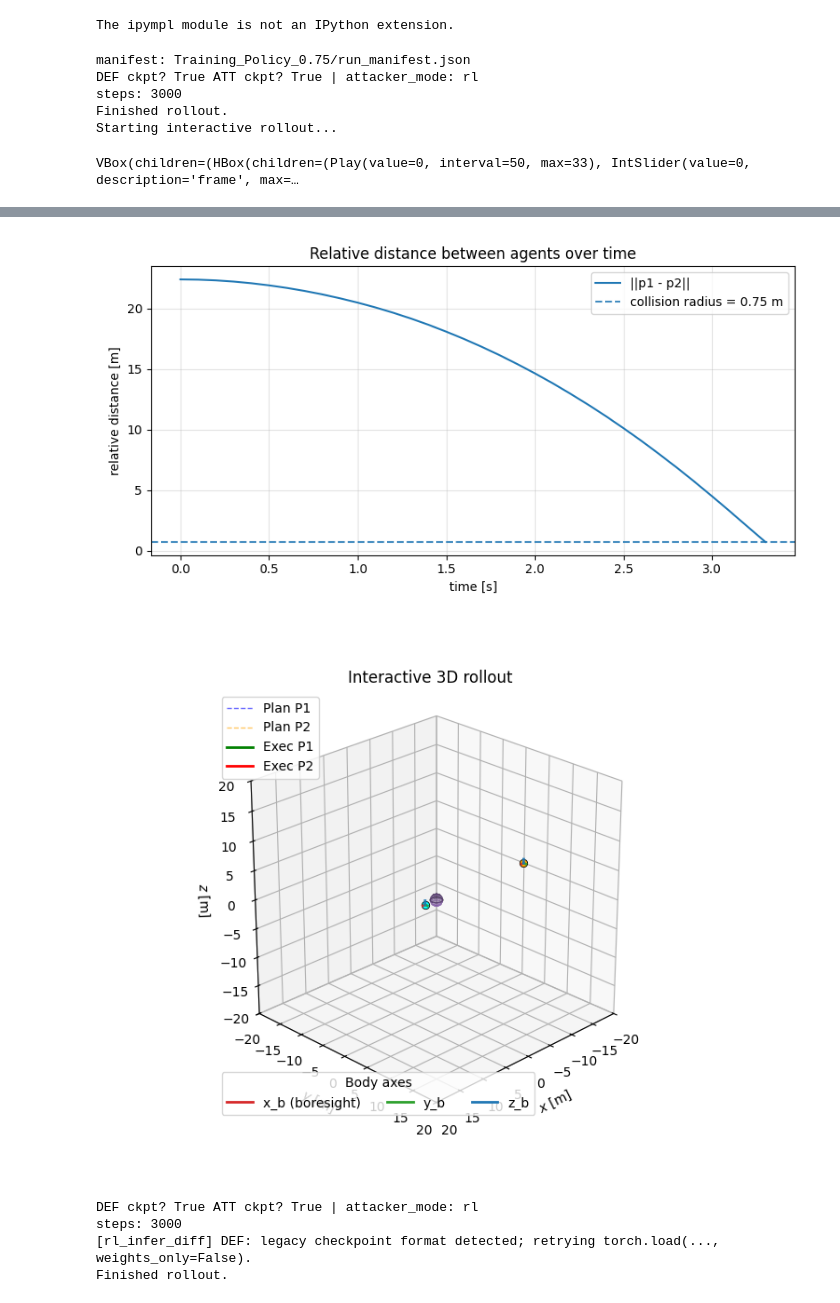
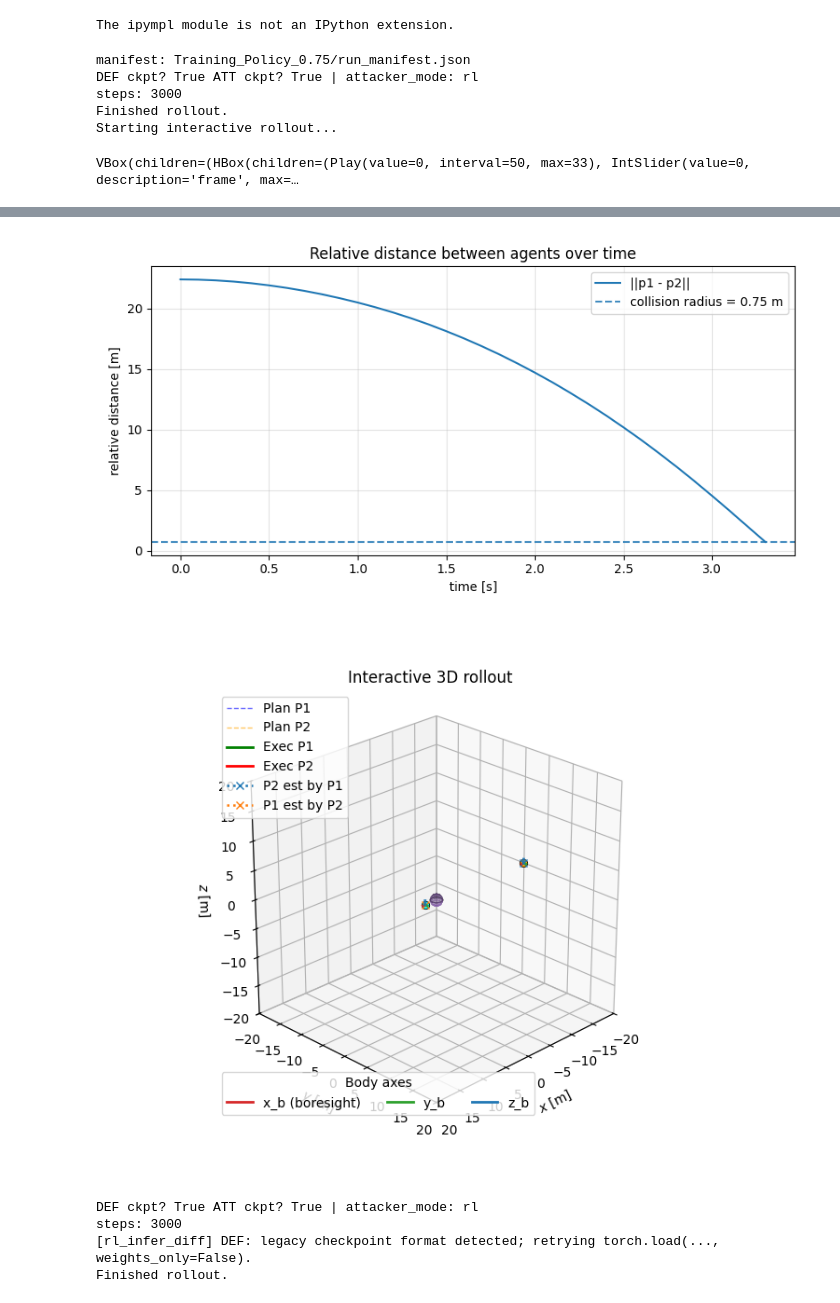
Before and after one commit to gussantaella1/PARL-PO, a Jupyter notebook: Z_TopLevel.ipynb, the cells around one changed output, grey strips where cells are left out. Drawn from its saved outputs; the diff is of its cells as text; code cells hidden in the pictures.

```diff
--- a/Z_TopLevel.ipynb
+++ b/Z_TopLevel.ipynb
@@ -195,33 +195,33 @@ def run_with(**overrides):
 # %%
 if __name__ == "__main__":
     rollout, cfg = run_with(
         CKPT_DIR = Path("Training_Policy_0.75"),
         # POLICY_DEFENDER="def1_teacher__best.pt",
         POLICY_DEFENDER="def1_teacher.pt",
         POLICY_ATTACKER="att1_teacher.pt",
         ATTACKER_MODE="rl",
 
         STARTING_STATES=np.array([
-            [  +2.5, 0.0, 0.0,  +0.02, 0.00, 0.000],  # defender
+            [  2.5, 0.0, 0.0,  +0.02, 0.00, 0.000],  # defender
             [ -19.9, 0.0, 0.0,  +0.02, 0.00, 0.000], # attacker
         ], dtype=float),
 
-        USE_UKF=False,
+        USE_UKF=True,
         ANIMATE_ROLLOUT=True
     )
 
     plot_rollout_center_distance(rollout, cfg, title = "Distance to center vs time (Phase 1 RL Defender [Full] vs RL Based Attacker)")
     plot_rollout_relative_distance(rollout, cfg, title="Relative distance between agents over time")
 # %% [output]
 manifest: Training_Policy_0.75/run_manifest.json
 DEF ckpt? True ATT ckpt? True | attacker_mode: rl
 steps: 3000
 Finished rollout.
 Starting interactive rollout...
 VBox(children=(HBox(children=(Play(value=0, interval=50, max=33), IntSlider(value=0, description='frame', max=…
 [figure]
 [figure]
-[figure, old version]
+[figure, new version]
 # %%
 if __name__ == "__main__":
     rollout, cfg = run_with(
```
Also changed, not shown: 31 other files.
